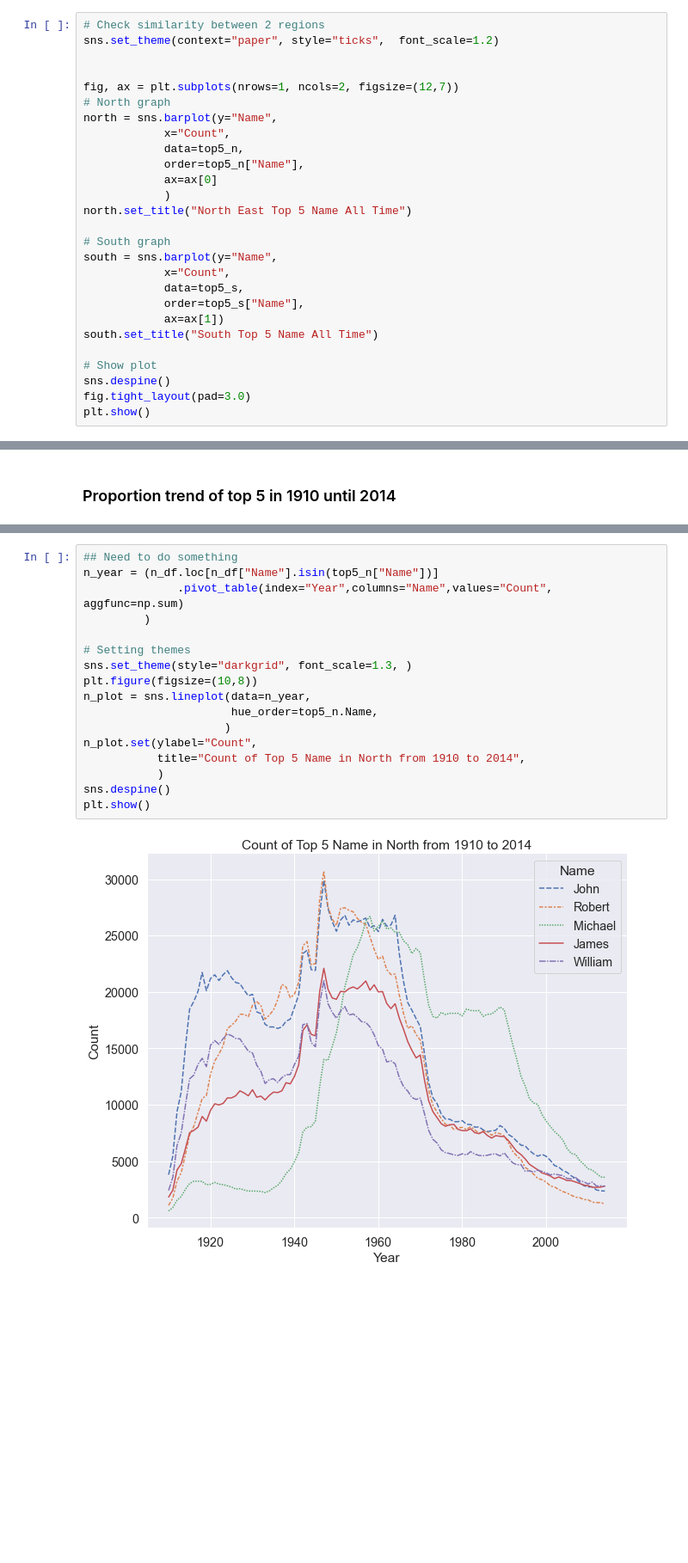
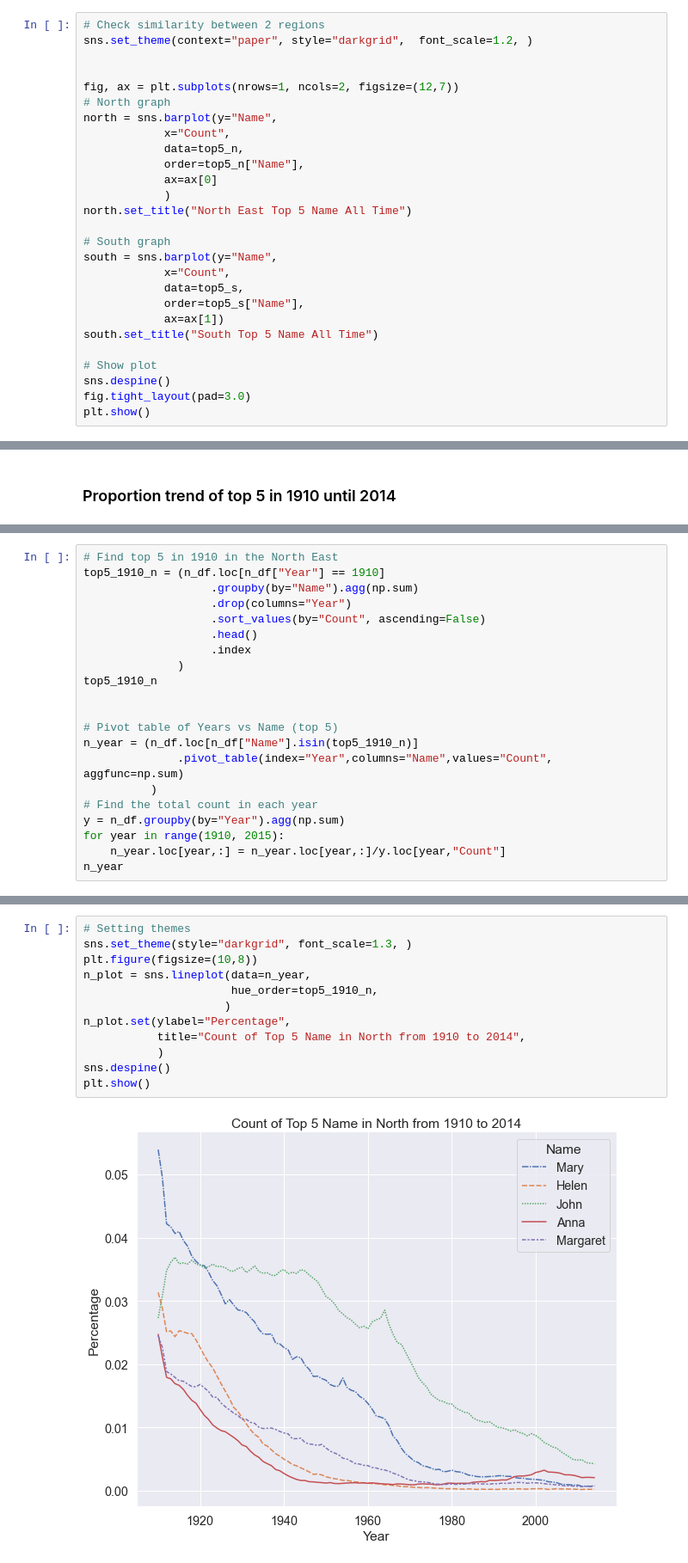
Before and after one commit to data301-2020-winter2/course-project-group_1039, a Jupyter notebook: analysis/Jamie/milestones2_EDA.ipynb, the cells around one changed output, grey strips where cells are left out. Shown: that part at 86% size. Cells and saved outputs as stored; diff of their text form; blank space fills up the shorter version.

Commit message:
add plotting for EDA Jamie

```diff
--- a/analysis/Jamie/milestones2_EDA.ipynb
+++ b/analysis/Jamie/milestones2_EDA.ipynb
@@ -168,7 +168,7 @@ top5_s,low5_s = s_name.tail().reset_index(drop=True).sort_index(ascending=False)
 Now, we can build plots. In this case, for counting the number of occurence for each discrete entry, bar plots is ideal.
 # %%
 # Check similarity between 2 regions
-sns.set_theme(context="paper", style="ticks",  font_scale=1.2)
+sns.set_theme(context="paper", style="darkgrid",  font_scale=1.2, )
 
 
 fig, ax = plt.subplots(nrows=1, ncols=2, figsize=(12,7))
@@ -232,0 +282,21 @@ We start by filtering out data set based on gender.
+# %%
+# Find top 5 in 1910 in the North East
+top5_1910_n = (n_df.loc[n_df["Year"] == 1910]
+                   .groupby(by="Name").agg(np.sum)
+                   .drop(columns="Year")
+                   .sort_values(by="Count", ascending=False)
+                   .head()
+                   .index
+              )
+top5_1910_n
+
+
+# Pivot table of Years vs Name (top 5)
+n_year = (n_df.loc[n_df["Name"].isin(top5_1910_n)]
+              .pivot_table(index="Year",columns="Name",values="Count", aggfunc=np.sum)
+          )
+# Find the total count in each year
+y = n_df.groupby(by="Year").agg(np.sum)
+for year in range(1910, 2015):
+    n_year.loc[year,:] = n_year.loc[year,:]/y.loc[year,"Count"]
+n_year
@@ -233,19 +318,14 @@ We start by filtering out data set based on gender.
 # %%
-## Need to do something
-n_year = (n_df.loc[n_df["Name"].isin(top5_n["Name"])]
-              .pivot_table(index="Year",columns="Name",values="Count", aggfunc=np.sum)
-         )
-
 # Setting themes
 sns.set_theme(style="darkgrid", font_scale=1.3, )
 plt.figure(figsize=(10,8))
 n_plot = sns.lineplot(data=n_year,
-                      hue_order=top5_n.Name,
+                      hue_order=top5_1910_n,
                      )
-n_plot.set(ylabel="Count",
+n_plot.set(ylabel="Percentage",
            title="Count of Top 5 Name in North from 1910 to 2014",
            )
 sns.despine()
 plt.show()
 # %% [output]
-[figure, old version]
+[figure, new version]
```
Also changed, not shown: parts of 13 cells of this notebook.
